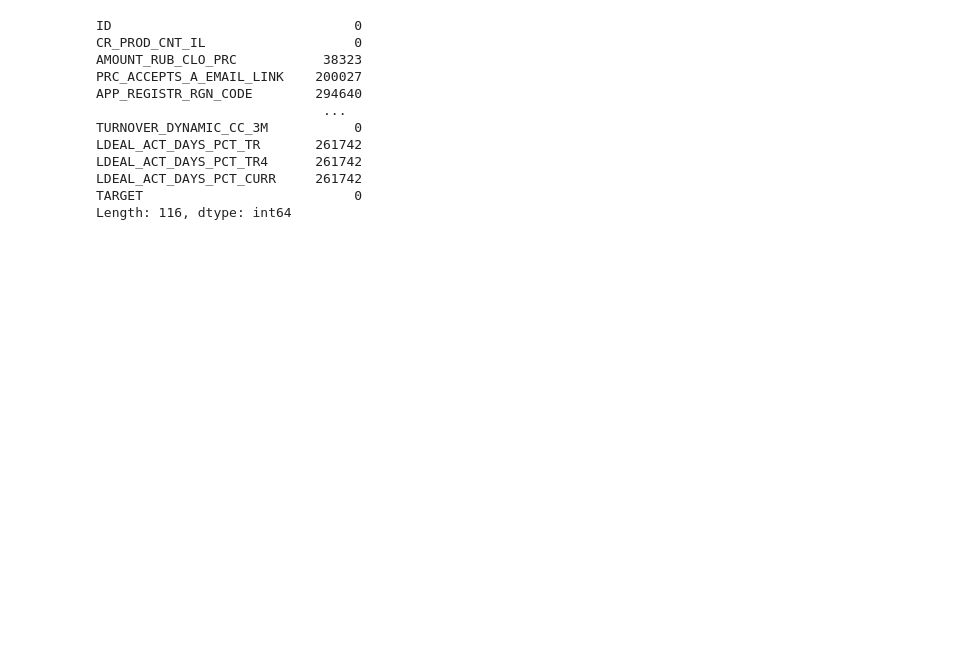
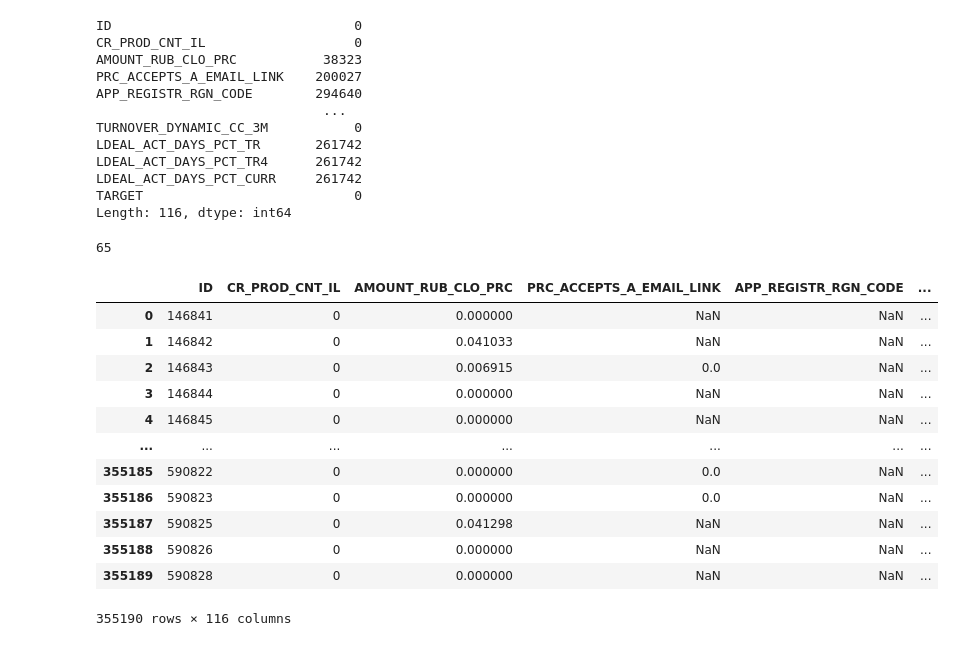
Before and after one commit to danlee65071/churn, a Jupyter notebook: Naive.ipynb, the cells around one changed output. Saved outputs shown, nothing was run; the diff lists cells and outputs as text; code cells hidden in the pictures; blank space fills up the shorter version.

```diff
--- a/Naive.ipynb
+++ b/Naive.ipynb
@@ -41,7 +47,8 @@ Columns: 116 entries, ID to TARGET
 dtypes: float64(94), int64(9), object(13)
 memory usage: 314.3+ MB
 # %%
-df.isna().sum()
+na_stat = df.isna().sum()
+na_stat
 # %% [output]
 ID                               0
 CR_PROD_CNT_IL                   0
@@ -55,3 +62,27 @@ LDEAL_ACT_DAYS_PCT_TR4      261742
 LDEAL_ACT_DAYS_PCT_CURR     261742
 TARGET                           0
 Length: 116, dtype: int64
+# %%
+amount = df.shape[0]
+threshold_to_delete = 0.5 * amount
+del_cols = [index for index in na_stat.index if na_stat[index] >= threshold_to_delete]
+len(del_cols)
+# %% [output]
+65
+# %%
+df_ = df.drop(del_cols, axis=1)
+df
+# %% [output]
+|  | ID | CR_PROD_CNT_IL | AMOUNT_RUB_CLO_PRC | PRC_ACCEPTS_A_EMAIL_LINK | APP_REGISTR_RGN_CODE | ... |
+| 0 | 146841 | 0 | 0.000000 | NaN | NaN | ... |
+| 1 | 146842 | 0 | 0.041033 | NaN | NaN | ... |
+| 2 | 146843 | 0 | 0.006915 | 0.0 | NaN | ... |
+| 3 | 146844 | 0 | 0.000000 | NaN | NaN | ... |
+| 4 | 146845 | 0 | 0.000000 | NaN | NaN | ... |
+| ... | ... | ... | ... | ... | ... | ... |
+| 355185 | 590822 | 0 | 0.000000 | 0.0 | NaN | ... |
+| 355186 | 590823 | 0 | 0.000000 | 0.0 | NaN | ... |
+| 355187 | 590825 | 0 | 0.041298 | NaN | NaN | ... |
+| 355188 | 590826 | 0 | 0.000000 | NaN | NaN | ... |
+| 355189 | 590828 | 0 | 0.000000 | NaN | NaN | ... |
+355190 rows × 116 columns
```
Also changed, not shown: parts of 11 cells of this notebook, 2 other files.
